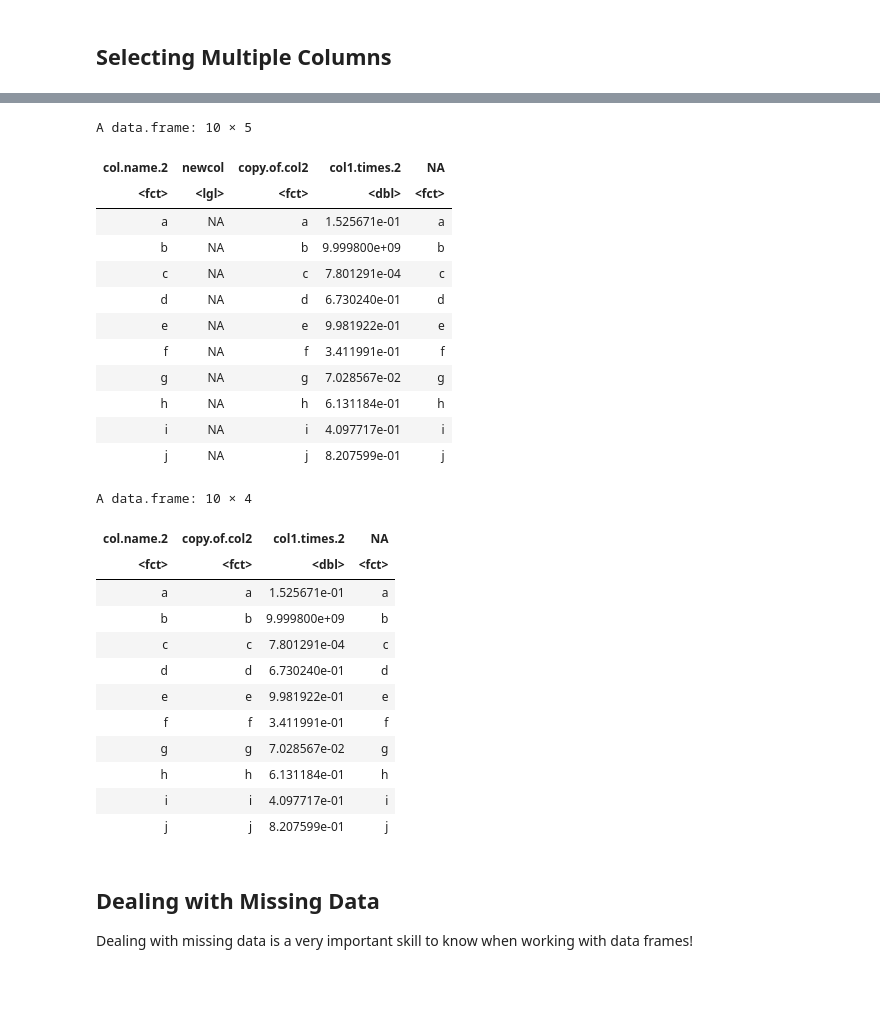
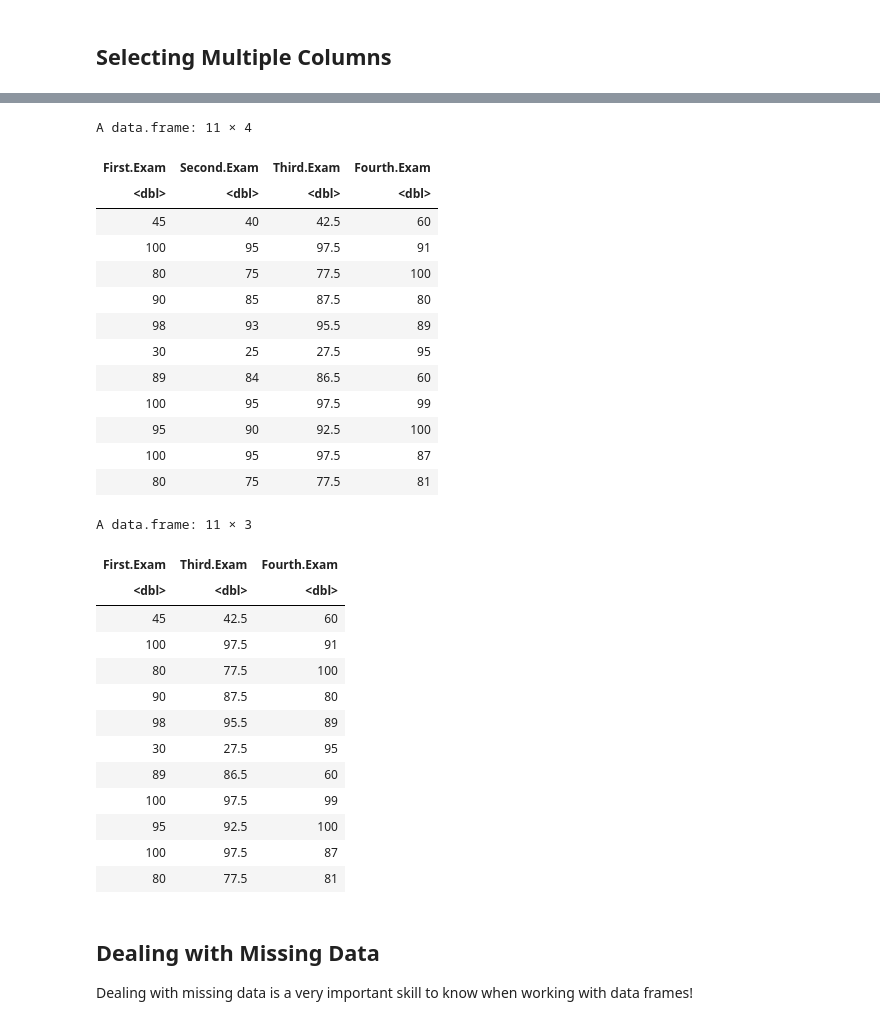
Before and after one commit to MichaelHotaling/Introduction-to-R, a Jupyter notebook: 16 Data Frame Operations.ipynb, the cells around one changed output, grey strips where cells are left out. Saved outputs shown, nothing was run; the diff lists cells and outputs as text; code cells hidden in the pictures; blank space fills up the shorter version.

```diff
--- a/16 Data Frame Operations.ipynb
+++ b/16 Data Frame Operations.ipynb
@@ -231,6 +241,6 @@ A data.frame: 11 × 2
 # %% [markdown]
 ## Adding Columns
 # %%
-df$newcol <- rep(NA, nrow(df)) # NA column
-df
+dfnew$Second.Test <- rep(NA, nrow(dfnew)) # NA column
+dfnew
 # %% [output]
@@ -266,0 +261,3 @@ A data.frame: 10 × 4
+# %%
+dfnew[, 'Second.Test'] <- dfnew$First.Test - 5 # We can copy and adjust a column.
+dfnew
@@ -285,0 +281,3 @@ A data.frame: 10 × 5
+# %%
+dfnew[['First.Quarter.Average']] <- (dfnew$First.Test + dfnew$Second.Test)/2
+dfnew
@@ -304,0 +301,7 @@ A data.frame: 10 × 6
+# %%
+Third.Test <- c(60,91,100,80,89,95,60,99,100,87,81)
+
+dfnew$Third.Test <- rep(NA, nrow(dfnew)) # Makes a new column
+
+dfnew[, 'Third.Test'] <- Third.Test
+dfnew
@@ -427,35 +464,37 @@ A data.frame: 10 × 2
 # %%
-df[, -1] # keep all but first column
+dfnew[, -1] # keep all but first column
 # %% [output]
-A data.frame: 10 × 5
+A data.frame: 11 × 4
-| col.name.2 | newcol | copy.of.col2 | col1.times.2 | NA |
-| <fct> | <lgl> | <fct> | <dbl> | <fct> |
-| a | NA | a | 1.525671e-01 | a |
-| b | NA | b | 9.999800e+09 | b |
-| c | NA | c | 7.801291e-04 | c |
-| d | NA | d | 6.730240e-01 | d |
-| e | NA | e | 9.981922e-01 | e |
-| f | NA | f | 3.411991e-01 | f |
-| g | NA | g | 7.028567e-02 | g |
-| h | NA | h | 6.131184e-01 | h |
-| i | NA | i | 4.097717e-01 | i |
-| j | NA | j | 8.207599e-01 | j |
+| First.Exam | Second.Exam | Third.Exam | Fourth.Exam |
+| <dbl> | <dbl> | <dbl> | <dbl> |
+| 45 | 40 | 42.5 | 60 |
+| 100 | 95 | 97.5 | 91 |
+| 80 | 75 | 77.5 | 100 |
+| 90 | 85 | 87.5 | 80 |
+| 98 | 93 | 95.5 | 89 |
+| 30 | 25 | 27.5 | 95 |
+| 89 | 84 | 86.5 | 60 |
+| 100 | 95 | 97.5 | 99 |
+| 95 | 90 | 92.5 | 100 |
+| 100 | 95 | 97.5 | 87 |
+| 80 | 75 | 77.5 | 81 |
 # %%
-df[, -c(1, 3)] # drop cols 1 and 3
+dfnew[, -c(1, 3)] # drop cols 1 and 3
 # %% [output]
-A data.frame: 10 × 4
+A data.frame: 11 × 3
-| col.name.2 | copy.of.col2 | col1.times.2 | NA |
-| <fct> | <fct> | <dbl> | <fct> |
-| a | a | 1.525671e-01 | a |
-| b | b | 9.999800e+09 | b |
-| c | c | 7.801291e-04 | c |
-| d | d | 6.730240e-01 | d |
-| e | e | 9.981922e-01 | e |
-| f | f | 3.411991e-01 | f |
-| g | g | 7.028567e-02 | g |
-| h | h | 6.131184e-01 | h |
-| i | i | 4.097717e-01 | i |
-| j | j | 8.207599e-01 | j |
+| First.Exam | Third.Exam | Fourth.Exam |
+| <dbl> | <dbl> | <dbl> |
+| 45 | 42.5 | 60 |
+| 100 | 97.5 | 91 |
+| 80 | 77.5 | 100 |
+| 90 | 87.5 | 80 |
+| 98 | 95.5 | 89 |
+| 30 | 27.5 | 95 |
+| 89 | 86.5 | 60 |
+| 100 | 97.5 | 99 |
+| 95 | 92.5 | 100 |
+| 100 | 97.5 | 87 |
+| 80 | 77.5 | 81 |
 # %% [markdown]
 ## Dealing with Missing Data
 Dealing with missing data is a very important skill to know when working with data frames!
```
Also changed, not shown: parts of 31 cells of this notebook.
